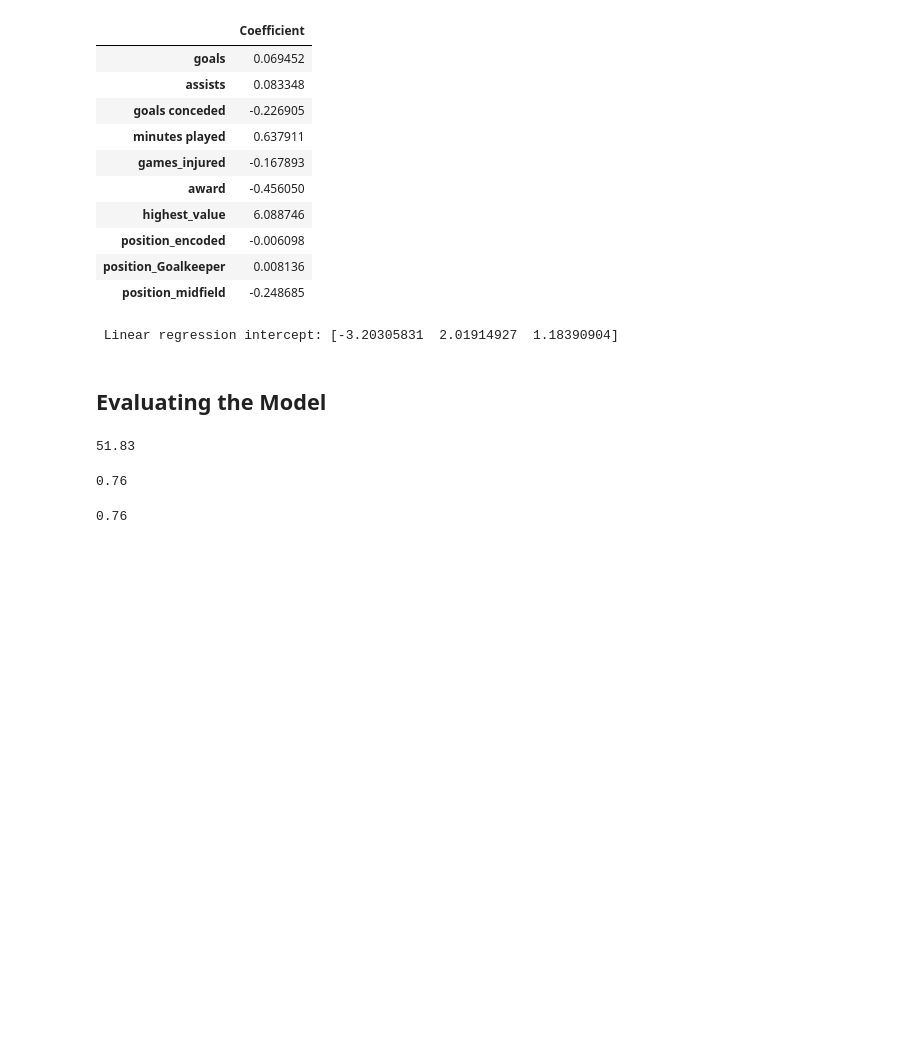
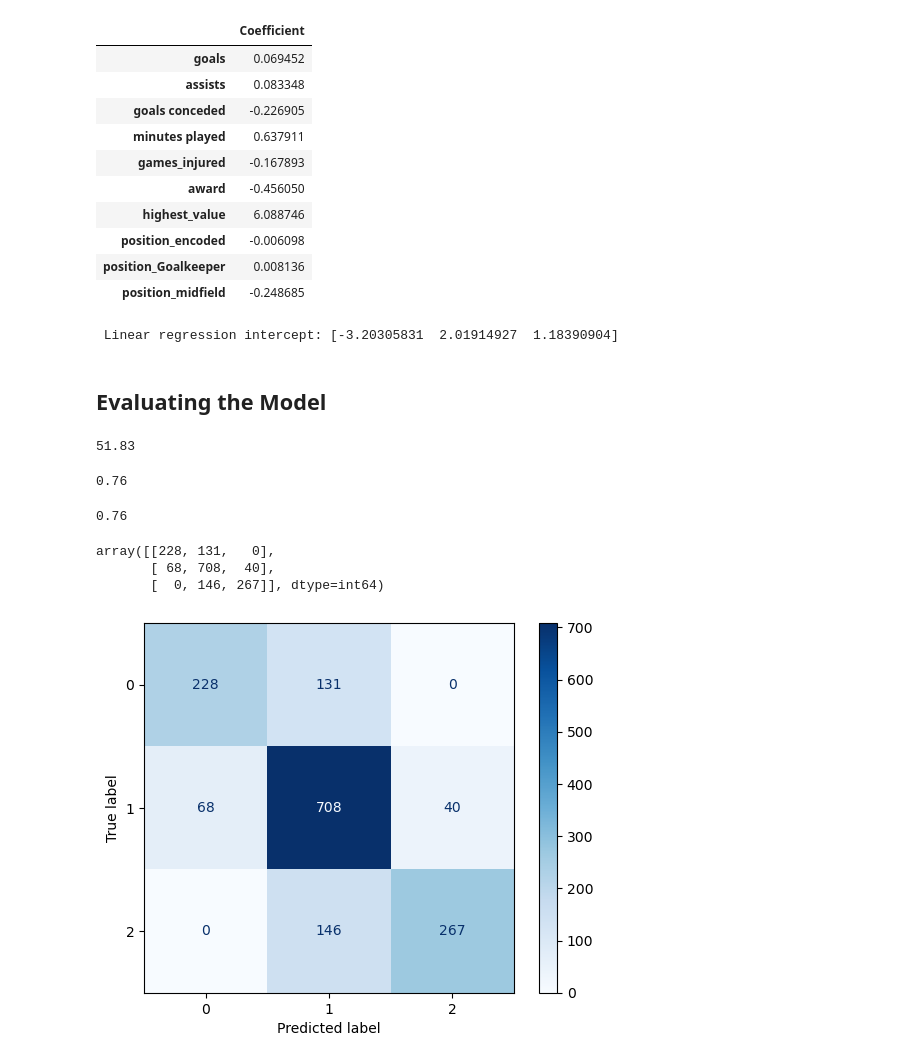
Before and after one commit to Tuwaiq-DS-ML-bootcamp-V-8/Usecase-7, a Jupyter notebook: Usecase7_1.ipynb, the cells around one changed output. Cells and saved outputs as stored; diff of their text form; code cells hidden in the pictures; blank space fills up the shorter version.

```diff
--- a/Usecase7_1.ipynb
+++ b/Usecase7_1.ipynb
@@ -400,3 +399,18 @@ accuracy = accuracy_score(y_train, y_pred_train)
 round(accurcay,2)
 # %% [output]
 0.76
+# %%
+# use confusion matrix function to show our predicted label and the true label
+conf = confusion_matrix(y_test , y_pred)
+conf
+# %% [output]
+array([[228, 131,   0],
+       [ 68, 708,  40],
+       [  0, 146, 267]], dtype=int64)
+# %%
+# show our confusion matrix in chart(heatmap)
+from sklearn.metrics import confusion_matrix, ConfusionMatrixDisplay
+ConfusionMatrixDisplay.from_predictions(y_test,y_pred , display_labels=model.classes_, cmap="Blues")
+plt.show()
+# %% [output]
+[figure, added]
```
Also changed, not shown: parts of 2 cells of this notebook.
